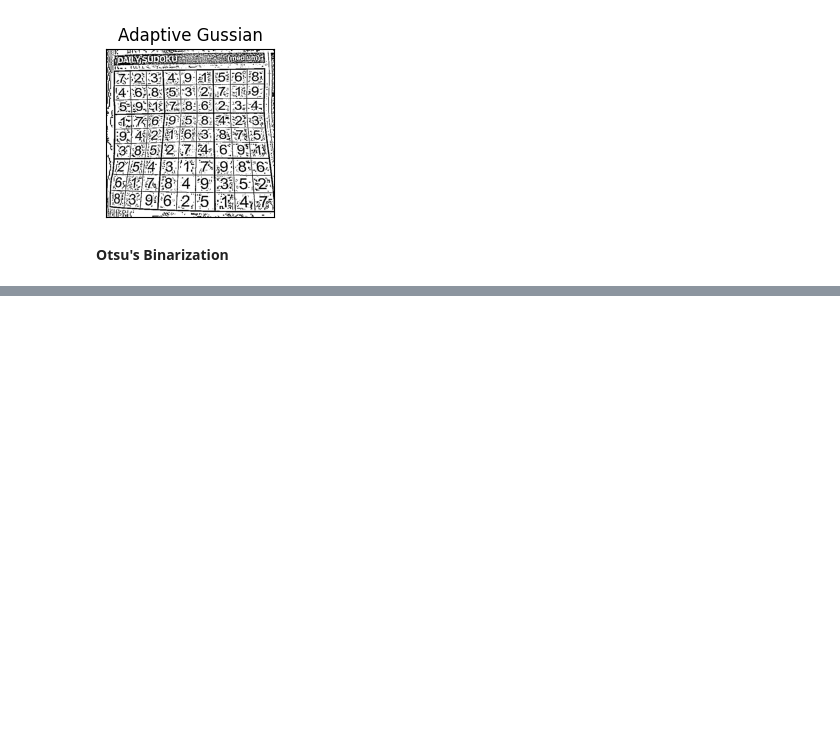
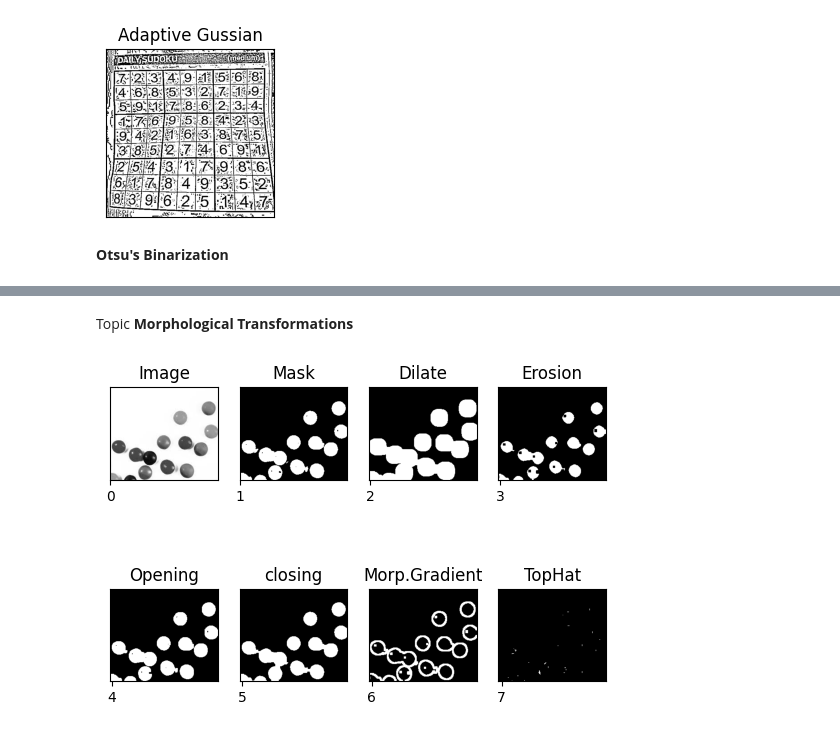
Before and after one commit to Dkalaskar/Practice_DSA_NLP_OpenCV_Opps, a Jupyter notebook: ComputerVision/opencv/image-processing.ipynb, the cells around one changed output, grey strips where cells are left out. Cells and saved outputs as stored; diff of their text form; code cells hidden in the pictures; blank space fills up the shorter version.

```diff
--- a/ComputerVision/opencv/image-processing.ipynb
+++ b/ComputerVision/opencv/image-processing.ipynb
@@ -167,0 +197,27 @@ for i in range (4):
+# %% [markdown]
+Topic
+**Morphological Transformations**
+# %%
+img = cv.imread('D:/PracticeAll/Images/smarties.jpg', cv.IMREAD_GRAYSCALE)
+
+_, mask = cv.threshold(img, 210,255,cv.THRESH_BINARY_INV)
+kernal = np.ones((5,5),np.uint8)
+dilation = cv.dilate(mask, kernal, iterations=2)
+erosion = cv.erode(mask,kernal,iterations=1)
+opening = cv.morphologyEx(mask,cv.MORPH_OPEN,kernal)
+closing = cv.morphologyEx(mask,cv.MORPH_CLOSE,kernal)
+mg = cv.morphologyEx(mask,cv.MORPH_GRADIENT,kernal)
+th = cv.morphologyEx(mask,cv.MORPH_TOPHAT,kernal)
+
+
+
+titles = ['Image', 'Mask','Dilate','Erosion','Opening','closing','Morp.Gradient','TopHat']
+images = [img, mask,dilation,erosion,opening,closing,mg,th]
+
+for i in range(8):
+    plt.subplot(2,4,i+1), plt.imshow(images[i],'gray')
+    plt.title(titles[i])
+    plt.xticks([i]),plt.yticks([])
+plt.show()
+# %% [output]
+[figure, added]
```
Also changed, not shown: parts of 13 cells of this notebook, 1 other file.
